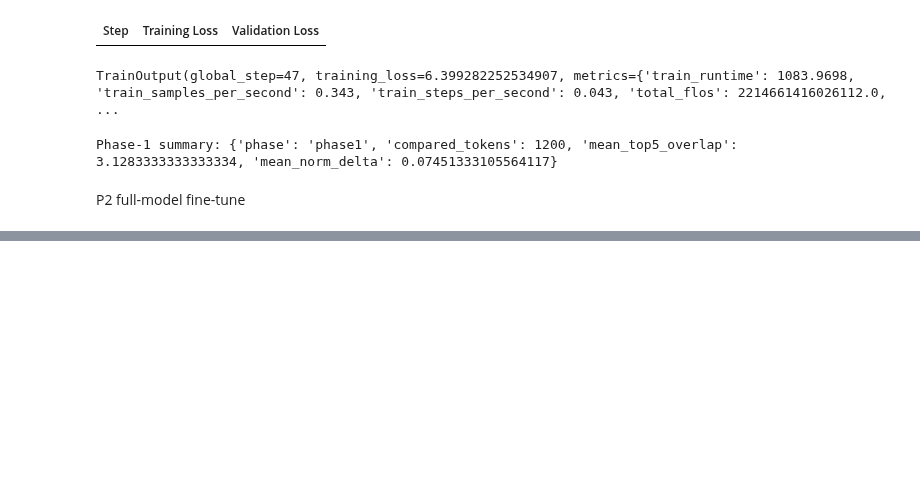
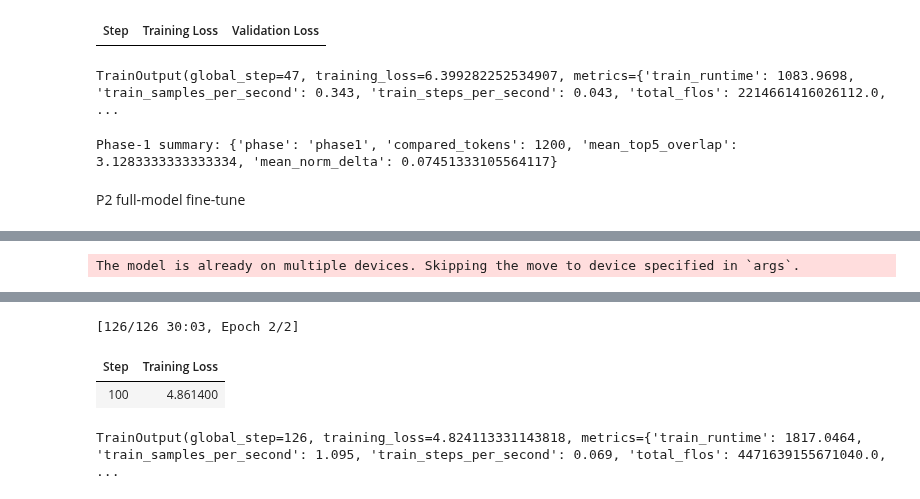
Before and after one commit to mahb97/Wake2vec, a Jupyter notebook: Wake2Vec_morpheme_expansion.ipynb, the cells around one changed output, grey strips where cells are left out. Cells and saved outputs as stored; diff of their text form; code cells hidden in the pictures; blank space fills up the shorter version.

```diff
--- a/Wake2Vec_morpheme_expansion.ipynb
+++ b/Wake2Vec_morpheme_expansion.ipynb
@@ -395,23 +395,32 @@ def add_anchor_loss(outputs, inputs):
     ids = ids[ids >= 0]
     return LAMBDA * (emb[ids] - E_init[ids]).pow(2).mean()
 # %%
-MAX_LEN = 768
-STRIDE  = 384
+MAX_LEN = 384
+STRIDE  = 192
 
 def make_blocks(text, max_len=MAX_LEN, stride=STRIDE):
     ids = tok.encode(text, add_special_tokens=False)
-    return [{"input_ids": ids[i:i+max_len]} for i in range(0, max(0,len(ids)-max_len), stride) if len(ids[i:i+max_len])==max_len]
+    return [{"input_ids": ids[i:i+max_len]}
+            for i in range(0, max(0, len(ids)-max_len), stride)
+            if len(ids[i:i+max_len]) == max_len]
 
 train_text = "\n".join(SYN_LINES) + "\n" + FW_TEXT[:600_000]
 valid_text = FW_TEXT[600_000:630_000]
+
+from datasets import Dataset
 train_ds = Dataset.from_list(make_blocks(train_text))
 valid_ds = Dataset.from_list(make_blocks(valid_text))
 
-from transformers import DataCollatorForLanguageModeling
+# ensure pad token + fresh collator
 if tok.pad_token is None:
     tok.pad_token = tok.eos_token
 model.config.pad_token_id = tok.pad_token_id
+
+from transformers import DataCollatorForLanguageModeling
 dc = DataCollatorForLanguageModeling(tok, mlm=False)
 
-len(train_ds), len(valid_ds)
+print("Phase-2 dataset:",
+      "Train blocks =", len(train_ds),
+      "| Valid blocks =", len(valid_ds),
+      "| MAX_LEN =", MAX_LEN)
 # %% [output]
@@ -418,0 +428,57 @@ len(train_ds), len(valid_ds)
+# %%
+# === PHASE 2: LoRA adapters (tiny VRAM), no eval ===
+import os, gc, torch
+from transformers import Trainer, TrainingArguments
+!pip -q install peft>=0.11
+
+from peft import LoraConfig, get_peft_model
+
+# hygiene + allocator defrag
+os.environ["PYTORCH_CUDA_ALLOC_CONF"] = "expandable_segments:True"
+torch.backends.cuda.matmul.allow_tf32 = True
+gc.collect(); torch.cuda.empty_cache()
+
+# Keep the base model as-is; add small trainable adapters
+model.config.use_cache = False
+model.config._attn_implementation = "eager"
+
+# Typical LoRA targets for LLaMA-family blocks
+lora_cfg = LoraConfig(
+    r=8, lora_alpha=16, lora_dropout=0.05, bias="none",
+    task_type="CAUSAL_LM",
+    target_modules=["q_proj","k_proj","v_proj","o_proj","gate_proj","up_proj","down_proj"]
+)
+model = get_peft_model(model, lora_cfg)
+model.print_trainable_parameters()  # sanity: should be a tiny % of total
+
+# Trainer args — tiny batch + accum; AdamW on small adapter params is fine
+args2 = TrainingArguments(
+    output_dir=str(RUN_DIR/"phase2_lora"),
+    per_device_train_batch_size=1,
+    gradient_accumulation_steps=16,     # effective batch while keeping peak minimal
+    learning_rate=1.5e-4,               # higher LR for adapters
+    num_train_epochs=2,
+    warmup_ratio=0.10,
+    weight_decay=0.0,                   # usually 0 for LoRA
+    eval_strategy="no",                 # skip eval pass to save VRAM
+    save_strategy="steps",
+    save_steps=2000,
+    logging_strategy="steps", logging_steps=100,
+    gradient_checkpointing=True,
+    fp16=False,
+    load_best_model_at_end=False,
+    report_to="none",
+    optim="adamw_torch",                # adapters are small; AdamW is fine
+)
+
+trainer2 = Trainer(
+    model=model,
+    args=args2,
+    train_dataset=train_ds,
+    data_collator=dc,
+)
+
+print(f"Starting Phase-2 LoRA (MAX_LEN={MAX_LEN}) …")
+trainer2.train()
+# %% [output]
+The model is already on multiple devices. Skipping the move to device specified in `args`.
@@ -418,0 +487,4 @@ len(train_ds), len(valid_ds)
+[126/126 30:03, Epoch 2/2]
+| Step | Training Loss |
+| 100 | 4.861400 |
+TrainOutput(global_step=126, training_loss=4.824113331143818, metrics={'train_runtime': 1817.0464, 'train_samples_per_second': 1.095, 'train_steps_per_second': 0.069, 'total_flos': 4471639155671040.0, ...
```
Also changed, not shown: parts of 7 cells of this notebook.
